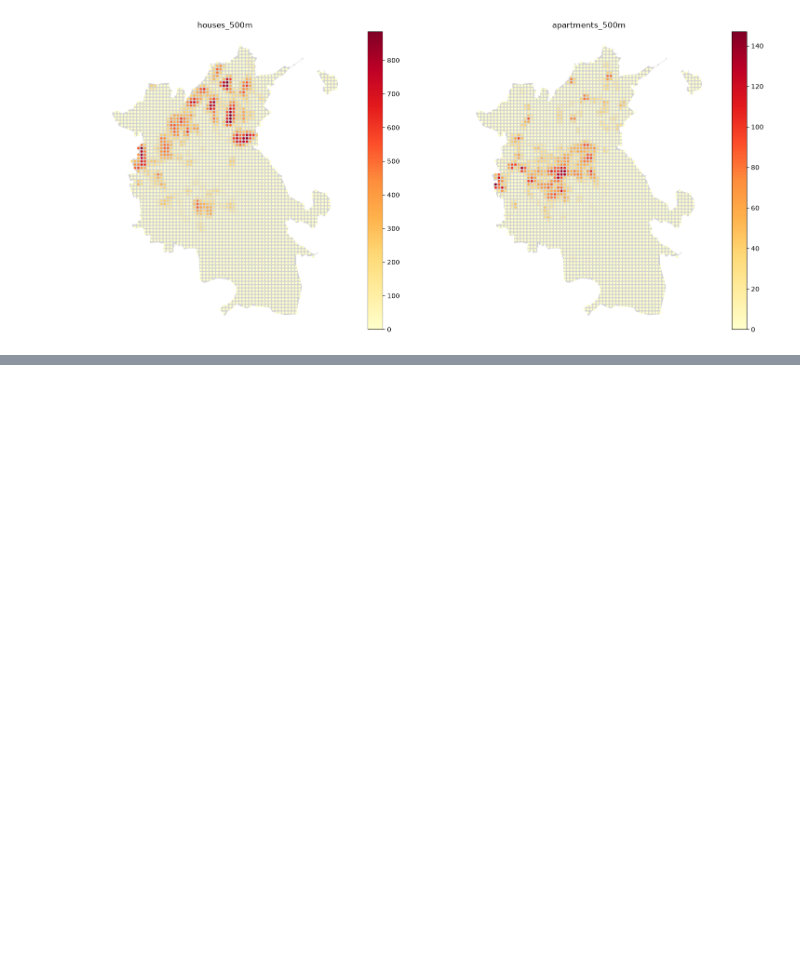
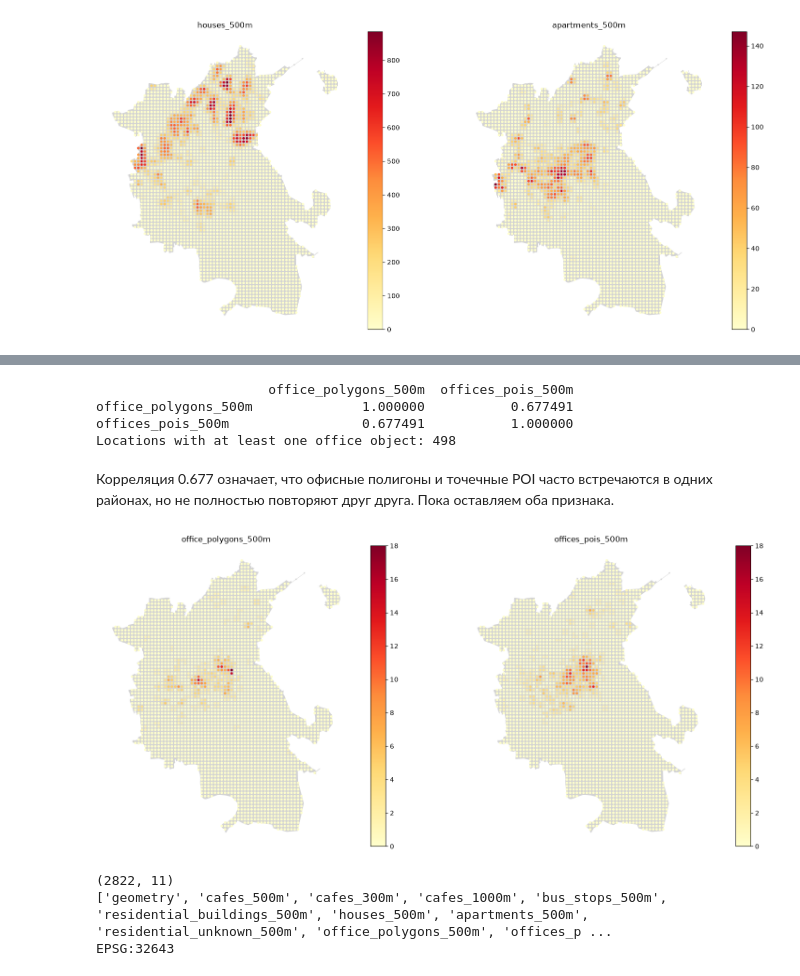
Before and after one commit to muenjmtst/business-location-ai, a Jupyter notebook: notebooks/02_candidate_locations.ipynb, the cells around one changed output, grey strips where cells are left out. Saved outputs shown, nothing was run; the diff lists cells and outputs as text; code cells hidden in the pictures; blank space fills up the shorter version.

Commit message:
Add new 2 features that connected with offices

```diff
--- a/notebooks/02_candidate_locations.ipynb
+++ b/notebooks/02_candidate_locations.ipynb
@@ -809,0 +1064,4 @@ points_inside_city.to_file(
+# %%
+points_inside_city.rename(
+    columns={'office_objects_500m':'office_polygons_500m'}, inplace=True
+)
@@ -809,0 +1071,14 @@ points_inside_city.to_file(
+# %%
+offices_pois_500m = []
+
+
+for point in points_inside_city.geometry:
+    result = count_nearby_cafes(point, office_osm_points_inside, radius=500)
+    offices_pois_500m.append(result)
+
+print(len(offices_pois_500m))
+print(offices_pois_500m[:10])
+
+print(points_inside_city.crs)
+print(office_osm_points_inside.crs)
+print(len(office_osm_points_inside))
@@ -809,0 +1091,4 @@ points_inside_city.to_file(
+# %%
+points_inside_city['offices_pois_500m'] = offices_pois_500m
+
+print(points_inside_city['offices_pois_500m'].describe())
@@ -809,0 +1105,46 @@ points_inside_city.to_file(
+# %%
+columns = [
+    "office_polygons_500m",
+    "offices_pois_500m"
+]
+
+print(points_inside_city[columns].corr())
+
+print(
+    "Locations with at least one office object:",
+    (
+        (points_inside_city["office_polygons_500m"] > 0) |
+        (points_inside_city["offices_pois_500m"] > 0)
+    ).sum()
+)
+# %% [output]
+                      office_polygons_500m  offices_pois_500m
+office_polygons_500m              1.000000           0.677491
+offices_pois_500m                 0.677491           1.000000
+Locations with at least one office object: 498
+# %% [markdown]
+Корреляция 0.677 означает, что офисные полигоны и точечные POI часто встречаются в одних районах, но не полностью повторяют друг друга. Пока оставляем оба признака.
+# %%
+fig, axes = plt.subplots(1, 2, figsize=(16, 7))
+
+for ax, feature in zip(
+    axes,
+    ["office_polygons_500m", "offices_pois_500m"]
+):
+    almaty_m.plot(ax=ax, color="lightgray")
+
+    points_inside_city.plot(
+        ax=ax,
+        column=feature,
+        cmap="YlOrRd",
+        markersize=8,
+        legend=True
+    )
+
+    ax.set_title(feature)
+    ax.set_axis_off()
+
+plt.tight_layout()
+plt.show()
+# %% [output]
+[figure, added]
@@ -809,0 +1156,8 @@ points_inside_city.to_file(
+# %%
+print(points_inside_city.shape)
+print(points_inside_city.columns.tolist())
+print(points_inside_city.crs)
+# %% [output]
+(2822, 11)
+['geometry', 'cafes_500m', 'cafes_300m', 'cafes_1000m', 'bus_stops_500m', 'residential_buildings_500m', 'houses_500m', 'apartments_500m', 'residential_unknown_500m', 'office_polygons_500m', 'offices_p ...
+EPSG:32643
```
Also changed, not shown: parts of 20 cells of this notebook.
